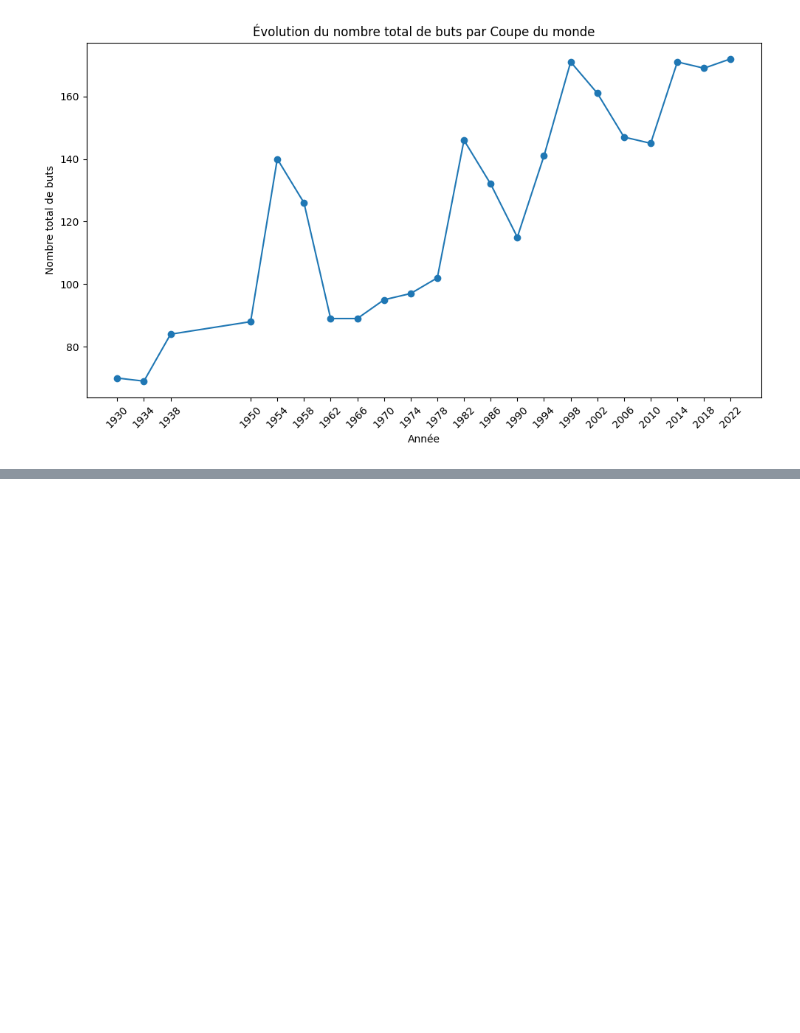
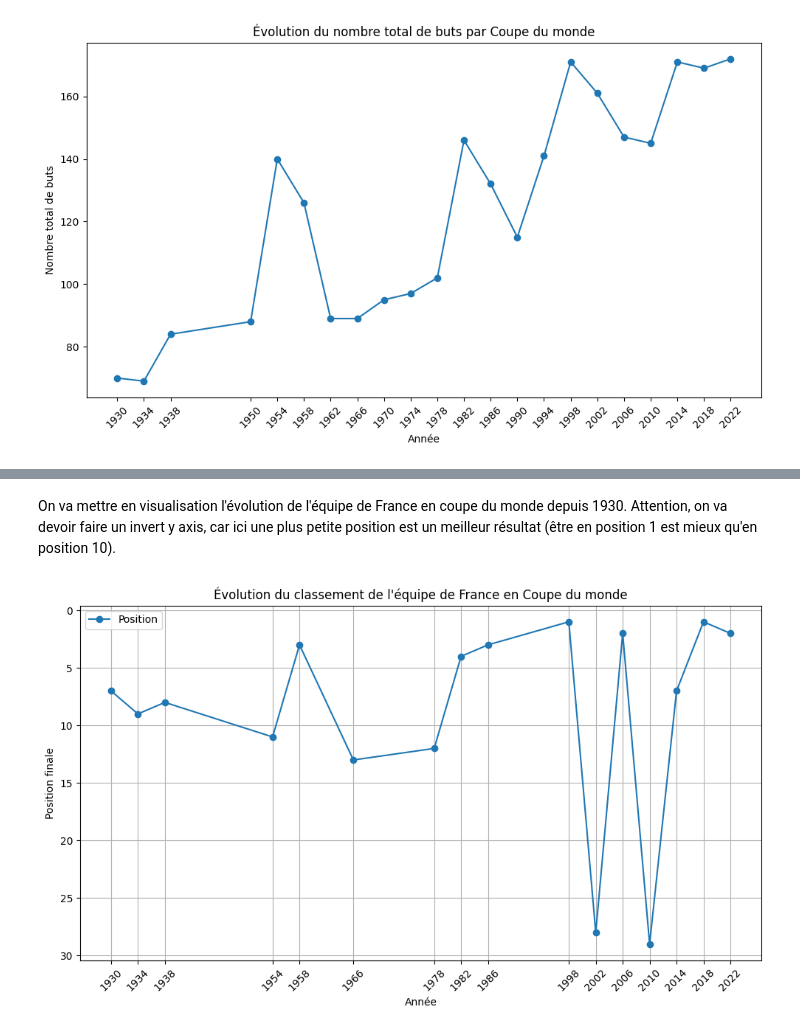
Before and after one commit to Chrilap95/Projet-fil-rouge, a Jupyter notebook: notebooks/03_analyse_fifa.ipynb, the cells around one changed output, grey strips where cells are left out. Cells and saved outputs as stored; diff of their text form; code cells hidden in the pictures; blank space fills up the shorter version.

Commit message:
Ajout des analyses SQL et graphique sur la France

```diff
--- a/notebooks/03_analyse_fifa.ipynb
+++ b/notebooks/03_analyse_fifa.ipynb
@@ -821,0 +687,20 @@ Required-by:
+# %%
+requete = """
+SELECT
+    Year,
+    Position,
+    "Games Played",
+    Win,
+    Draw,
+    Loss,
+    "Goals For",
+    "Goals Against",
+    "Goal Difference"
+FROM fifa
+WHERE Team_Harmonized = 'France'
+ORDER BY Year;
+"""
+
+df_france = pd.read_sql_query(requete, connexion)
+
+df_france
@@ -821,0 +877,21 @@ Required-by:
+# %% [markdown]
+On va mettre en visualisation l'évolution de l'équipe de France en coupe du monde depuis 1930. Attention, on va devoir faire un invert y axis, car ici une plus petite position est un meilleur résultat (être en position 1 est mieux qu'en position 10).
+# %%
+df_france.plot(
+    x="Year",
+    y="Position",
+    kind="line",
+    marker="o",
+    figsize=(10, 6),
+    title="Évolution du classement de l'équipe de France en Coupe du monde"
+)
+
+plt.gca().invert_yaxis()
+plt.xlabel("Année")
+plt.ylabel("Position finale")
+plt.xticks(df_france["Year"], rotation=45)
+plt.grid()
+plt.tight_layout()
+plt.show()
+# %% [output]
+[figure, added]
```
Also changed, not shown: parts of 20 cells of this notebook, 7 other files.
